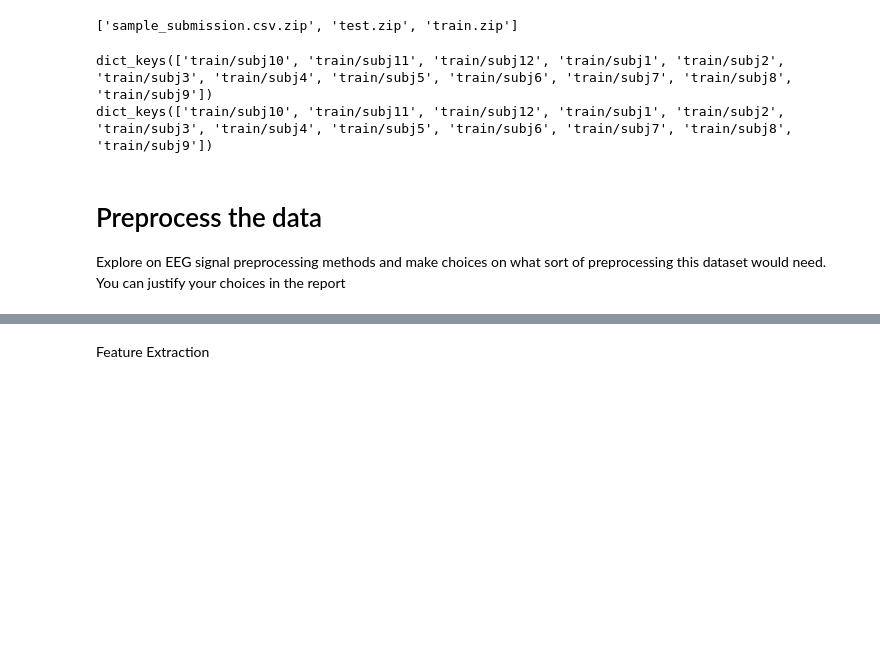
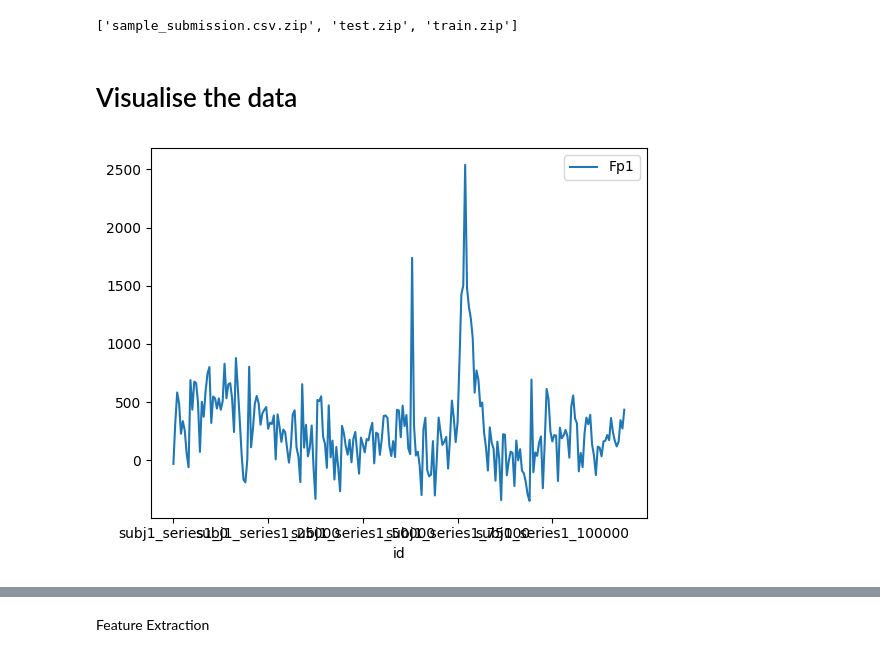
Before and after one commit to Flo909/GraspandLiftDetection, a Jupyter notebook: Copy_of_Assignment_3_Ben.ipynb, the cells around one changed output, grey strips where cells are left out. Cells and saved outputs as stored; diff of their text form; code cells hidden in the pictures; blank space fills up the shorter version.

```diff
--- a/Copy_of_Assignment_3_Ben.ipynb
+++ b/Copy_of_Assignment_3_Ben.ipynb
@@ -82,2 +92,18 @@ display(extracted_files)
+# %% [markdown]
+# Visualise the data
+# %%
+import matplotlib.pyplot as plt
+
+train_set_signals = pd.read_csv("grasp-and-lift-eeg-detection/train/train/subj1_series1_data.csv")
+train_set_signals.head()
+axis = plt.gca()
+downSampleToShow = 500
+train_set_signals[::downSampleToShow].plot(x="id", y="Fp1", ax=axis)
+
+plt.show()
+train_set_signals[::downSampleToShow].plot(x="id", y="PO10", ax=axis, figsize=(15,5))
+plt.show()
+# %% [output]
+[figure, added]
 # %%
 # Function to read data and labels
@@ -122,20 +139,0 @@ train_data, test_data, test_labels, train_labels = read_data_and_labels('grasp-a
-# %%
-print(train_data.keys())
-print(test_data.keys())
-
-# Example: Accessing data for subject '1'
-subject_id = 'train/subj1'
-train_data_subject_1 = pd.concat(train_data[subject_id], ignore_index=True)
-test_data_subject_1 = pd.concat(test_data[subject_id], ignore_index=True)
-test_labels_subject_1 = pd.concat(test_labels[subject_id], ignore_index=True)
-train_labels_subject_1 = pd.concat(train_labels[subject_id], ignore_index=True)
-
-# display(test_labels_subject_1)
-# Now you have train and test data along with labels for each subject
-# %% [output]
-dict_keys(['train/subj10', 'train/subj11', 'train/subj12', 'train/subj1', 'train/subj2', 'train/subj3', 'train/subj4', 'train/subj5', 'train/subj6', 'train/subj7', 'train/subj8', 'train/subj9'])
-dict_keys(['train/subj10', 'train/subj11', 'train/subj12', 'train/subj1', 'train/subj2', 'train/subj3', 'train/subj4', 'train/subj5', 'train/subj6', 'train/subj7', 'train/subj8', 'train/subj9'])
-# %% [markdown]
-# Preprocess the data
-Explore on EEG signal preprocessing methods and make choices on what sort of preprocessing this
-dataset would need. You can justify your choices in the report
```
Also changed, not shown: parts of 22 cells of this notebook.
